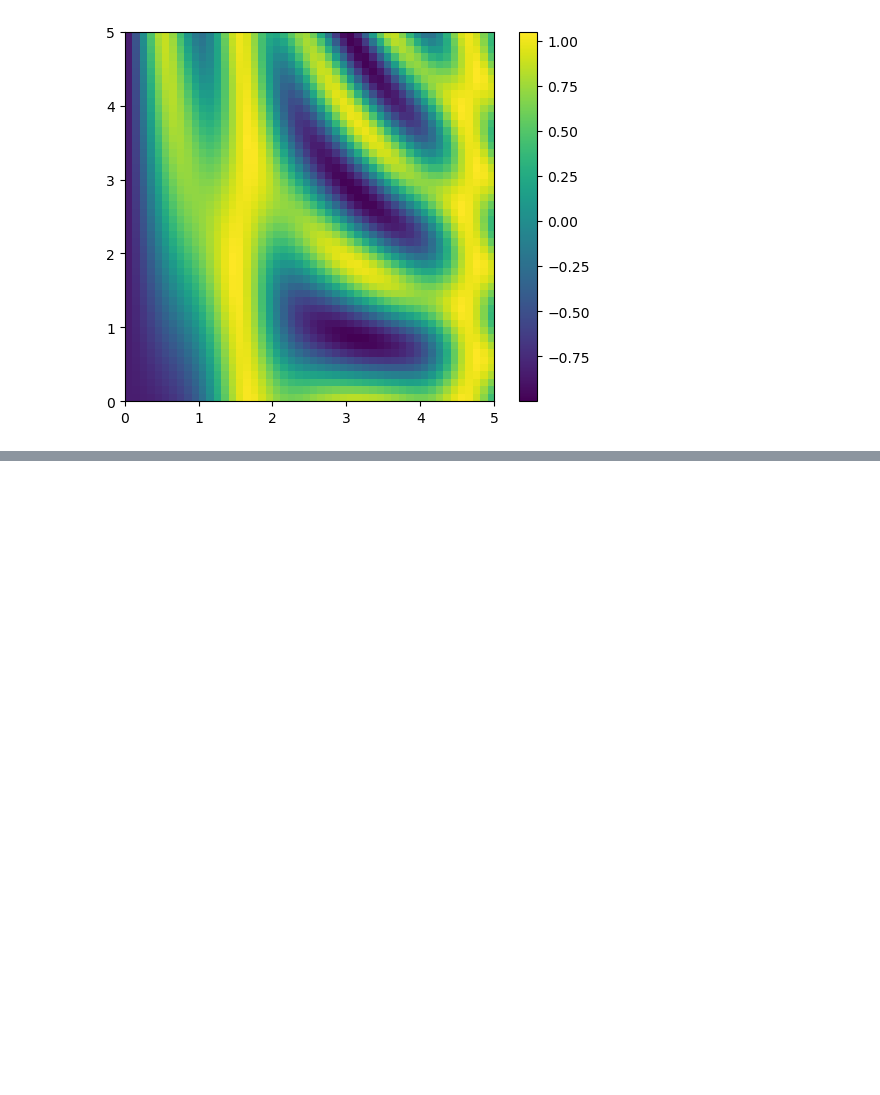
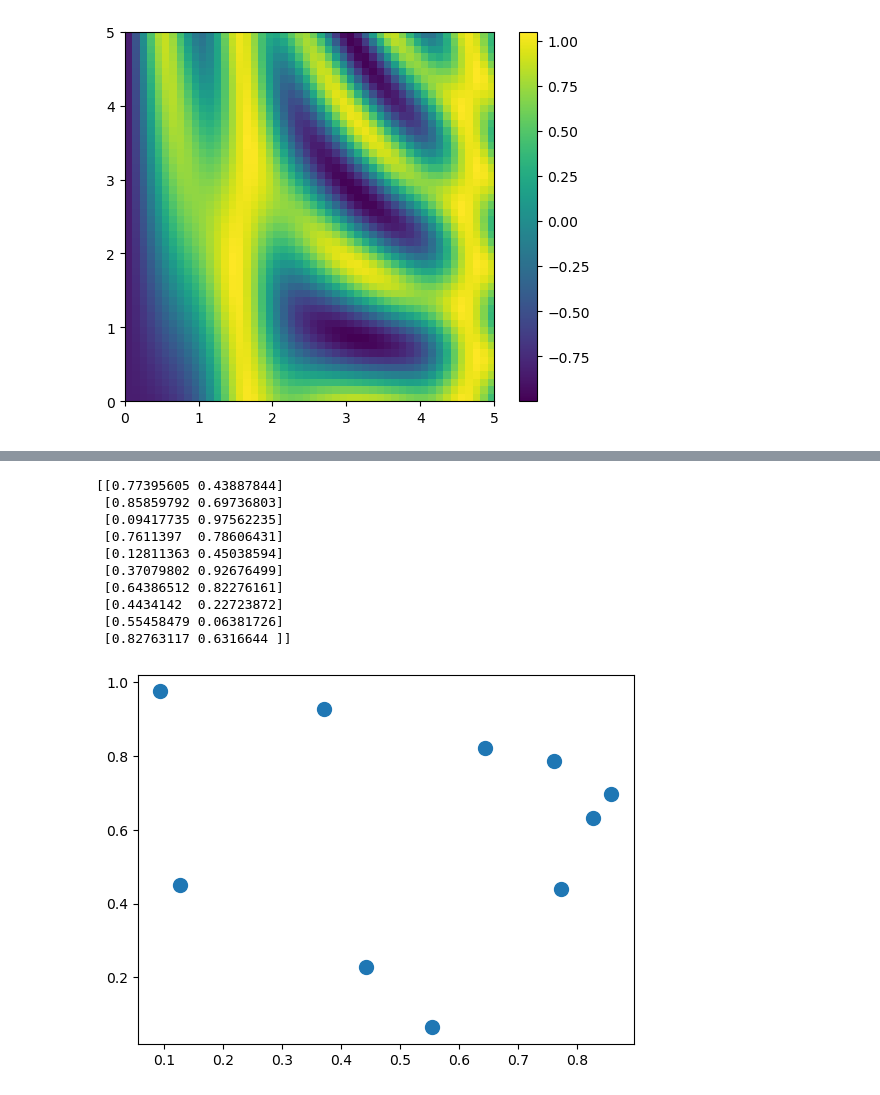
Before and after one commit to asmith9118/python_learning, a Jupyter notebook: intro_numpy.ipynb, the cells around one changed output, grey strips where cells are left out. Saved outputs shown, nothing was run; the diff lists cells and outputs as text; code cells hidden in the pictures; blank space fills up the shorter version.

```diff
--- a/intro_numpy.ipynb
+++ b/intro_numpy.ipynb
@@ -643,0 +1242,25 @@ plt.colorbar()
+# %%
+import numpy as np
+import pandas as pd
+import matplotlib.pyplot as plt
+
+rng = np.random.default_rng(seed=42)
+
+X = rng.random((10,2))
+print(X)
+
+plt.scatter(X[:, 0], X[:, 1], s=100)
+
+dist_sq = np.sum((X[:, np.newaxis] - X[np.newaxis, :]) ** 2, axis=-1)
+# %% [output]
+[[0.77395605 0.43887844]
+ [0.85859792 0.69736803]
+ [0.09417735 0.97562235]
+ [0.7611397  0.78606431]
+ [0.12811363 0.45038594]
+ [0.37079802 0.92676499]
+ [0.64386512 0.82276161]
+ [0.4434142  0.22723872]
+ [0.55458479 0.06381726]
+ [0.82763117 0.6316644 ]]
+[figure, added]
```
Also changed, not shown: parts of 11 cells of this notebook, 3 other files.
